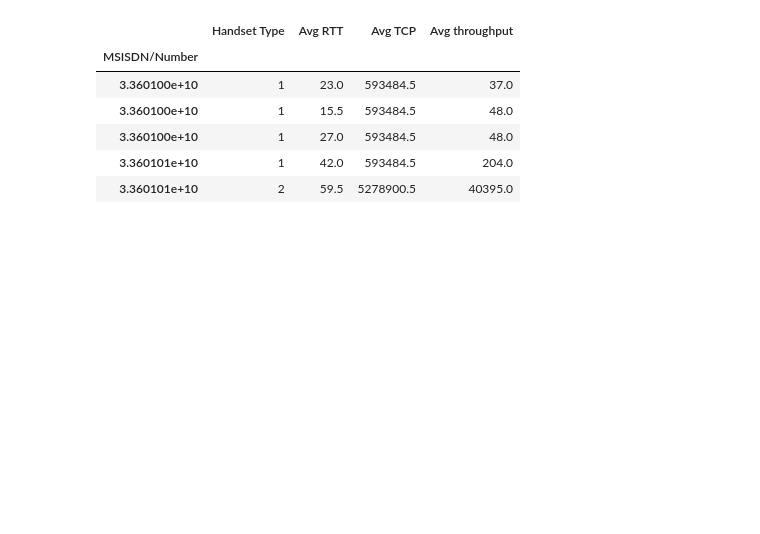
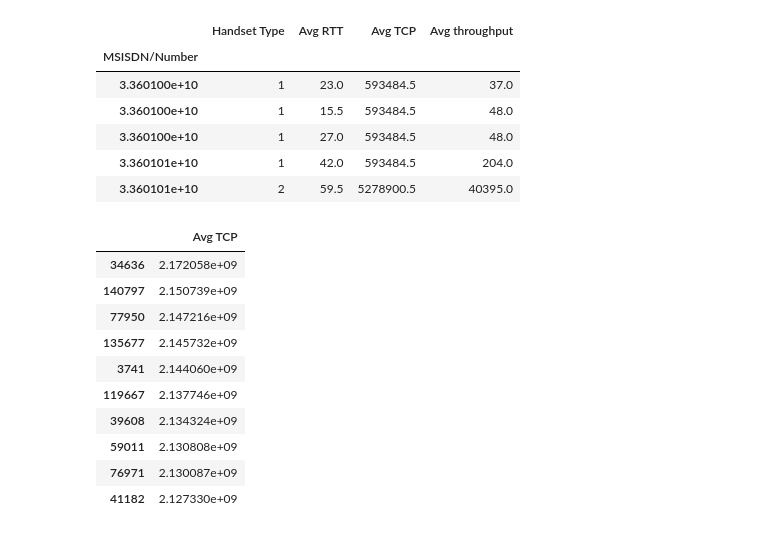
Before and after one commit to nebasam/Telecom_Data_Analysis, a Jupyter notebook: notebooks/TelecomDataAnalysis.ipynb, the cells around one changed output. Saved outputs shown, nothing was run; the diff lists cells and outputs as text; code cells hidden in the pictures; blank space fills up the shorter version.

Commit message:
Computes and list 10 of the top, bottom and most frequent:

```diff
--- a/notebooks/TelecomDataAnalysis.ipynb
+++ b/notebooks/TelecomDataAnalysis.ipynb
@@ -907,3 +907,23 @@ experience_agg.head(5)
 | 3.360100e+10 | 1 | 27.0 | 593484.5 | 48.0 |
 | 3.360101e+10 | 1 | 42.0 | 593484.5 | 204.0 |
 | 3.360101e+10 | 2 | 59.5 | 5278900.5 | 40395.0 |
+# %%
+# Computing & list 10 of the top, bottom and most frequent
+def sort_value(df,col1):
+    data= df[[col1]]
+    df = data.sort_values(by=col1,ascending=False)
+    return df
+Top_ten =sort_value(experience_parameters,col1='Avg TCP').head(10)
+Top_ten
+# %% [output]
+|  | Avg TCP |
+| 34636 | 2.172058e+09 |
+| 140797 | 2.150739e+09 |
+| 77950 | 2.147216e+09 |
+| 135677 | 2.145732e+09 |
+| 3741 | 2.144060e+09 |
+| 119667 | 2.137746e+09 |
+| 39608 | 2.134324e+09 |
+| 59011 | 2.130808e+09 |
+| 76971 | 2.130087e+09 |
+| 41182 | 2.127330e+09 |
```
Also changed, not shown: parts of 8 cells of this notebook.
